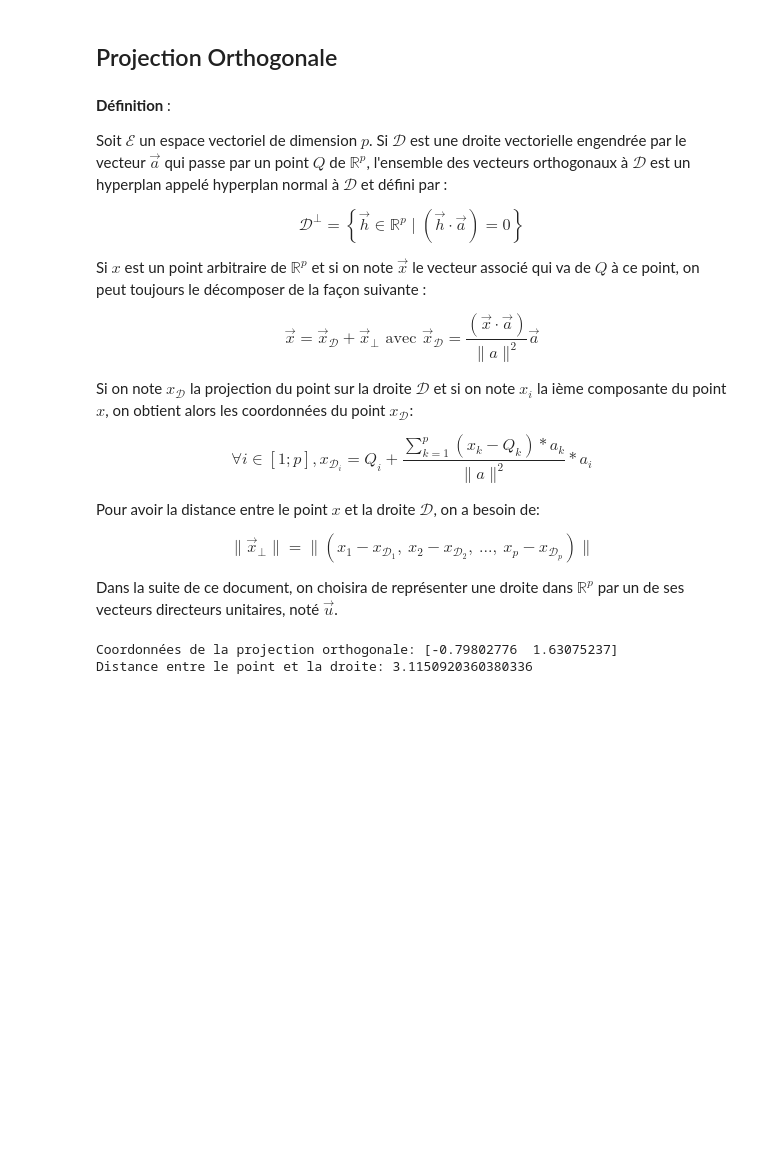
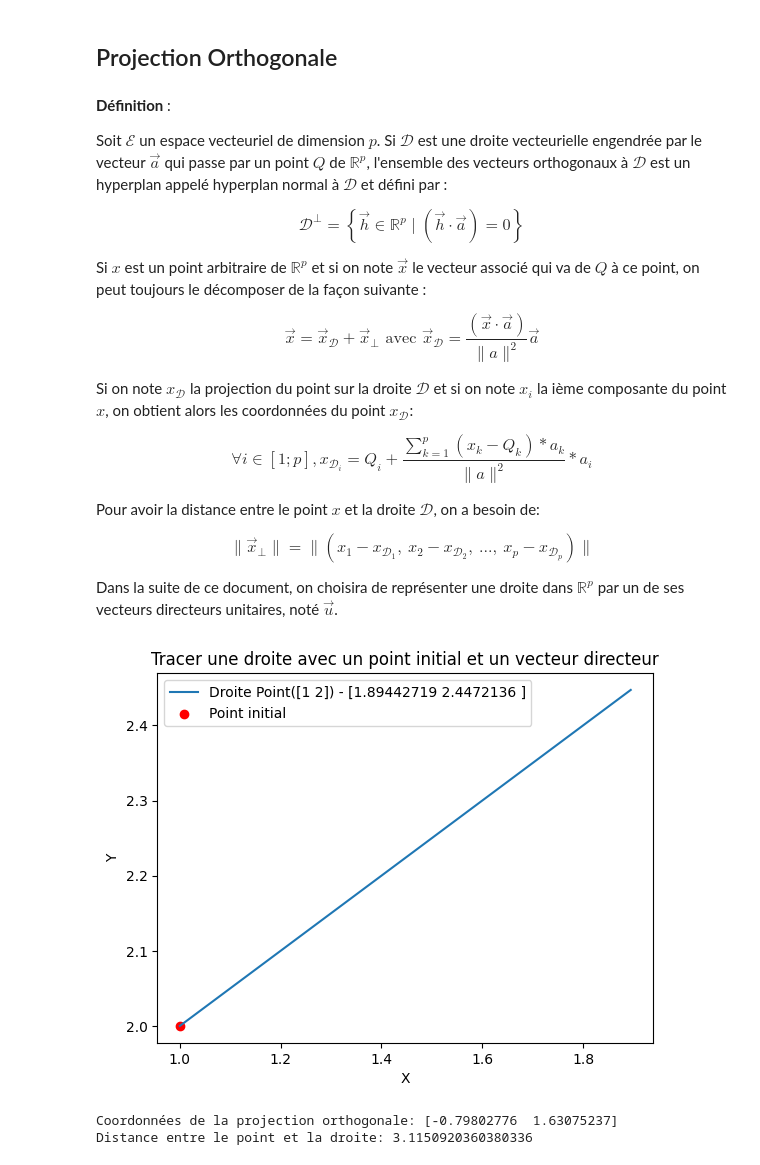
Before and after one commit to NoahKWM/ANDO, a Jupyter notebook: projet_ando.ipynb, the cells around one changed output. Drawn from its saved outputs; the diff is of its cells as text; code cells hidden in the pictures; blank space fills up the shorter version.

```diff
--- a/projet_ando.ipynb
+++ b/projet_ando.ipynb
@@ -9,7 +11,7 @@ import random
 # %% [markdown]
 **Définition** :
 
-Soit $\mathcal{E}$ un espace vectoriel de dimension $p$. Si $\mathcal{D}$ est une droite vectorielle engendrée par le vecteur $\vec{a}$ qui passe par un point $Q$ de $\mathbb{R}^p$, l'ensemble des vecteurs orthogonaux à $\mathcal{D}$ est un hyperplan appelé hyperplan normal à $\mathcal{D}$ et défini par :
+Soit $\mathcal{E}$ un espace vecteuriel de dimension $p$. Si $\mathcal{D}$ est une droite vecteurielle engendrée par le vecteur $\vec{a}$ qui passe par un point $Q$ de $\mathbb{R}^p$, l'ensemble des vecteurs orthogonaux à $\mathcal{D}$ est un hyperplan appelé hyperplan normal à $\mathcal{D}$ et défini par :
 
 $$
 \mathcal{D}^{\perp} =  \left\{ \vec{h} \in \mathbb{R}^p \mid (\vec{h}\cdot \vec{a}) = 0 \right\}
@@ -84,6 +86,14 @@ class Droite():
         if (point.dim() != self.vecteur.shape[0]):
             raise Exception("Le point doit avoir la même dimension que le vecteur directeur,", point.dim(), self.vecteur.shape[0])
         return distance_projection(point.coordonnées, self.vecteur, self.point.coordonnées)
+
+    def afficher(self, ax):
+        # Définir deux points pour tracer la droite
+        point1 = self.point.coordonnées
+        point2 = self.point.coordonnées + self.vecteur
+
+        # Tracer la droite
+        ax.plot([point1[0], point2[0]], [point1[1], point2[1]], label=f"Droite {self.point} - {point2}")
 # %%
 # Fonction pour afficher la projection orthogonale d'un point sur une droite
 # x: point à projeter
@@ -128,6 +138,28 @@ def plot_projection_distance(x: Point, D: Droite):
     plt.show()
 
 #nbconvert
+# %%
+# Exemple d'utilisation
+point_initial = Point(np.array([1, 2]))
+vecteur_directeur = np.array([2, 1])
+
+droite = Droite(point_initial, vecteur_directeur)
+
+# Tracer la droite
+_, ax = plt.subplots()
+droite.afficher(ax)
+
+# Afficher le point initial
+ax.scatter(*point_initial.coordonnées, color='red', label='Point initial')
+
+# Afficher le graphique
+ax.legend()
+plt.xlabel('X')
+plt.ylabel('Y')
+plt.title('Tracer une droite avec un point initial et un vecteur directeur')
+plt.show()
+# %% [output]
+[figure, added]
 # %%
 x = Point(np.array([2, 3]))
 D = Droite(Point(np.array([0,0])), np.array([-2.3, 4.7]))
```
Also changed, not shown: parts of 14 cells of this notebook.
